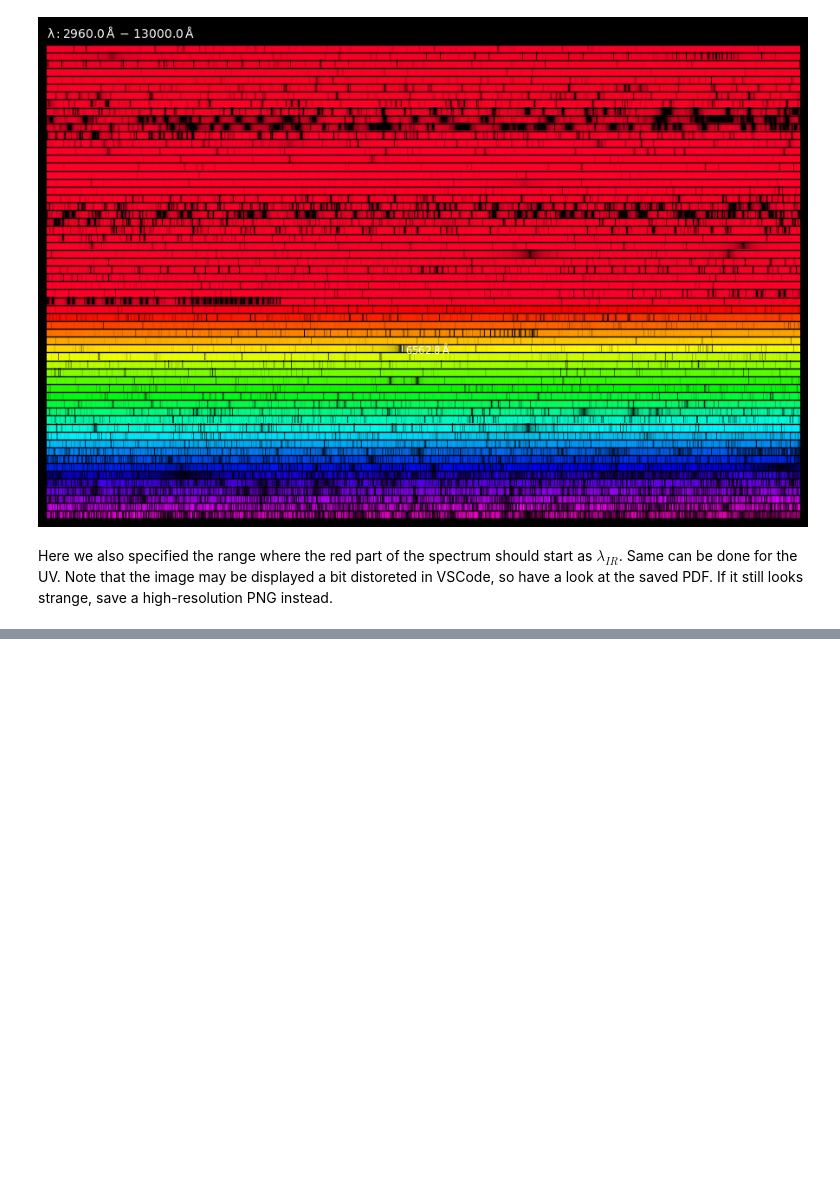
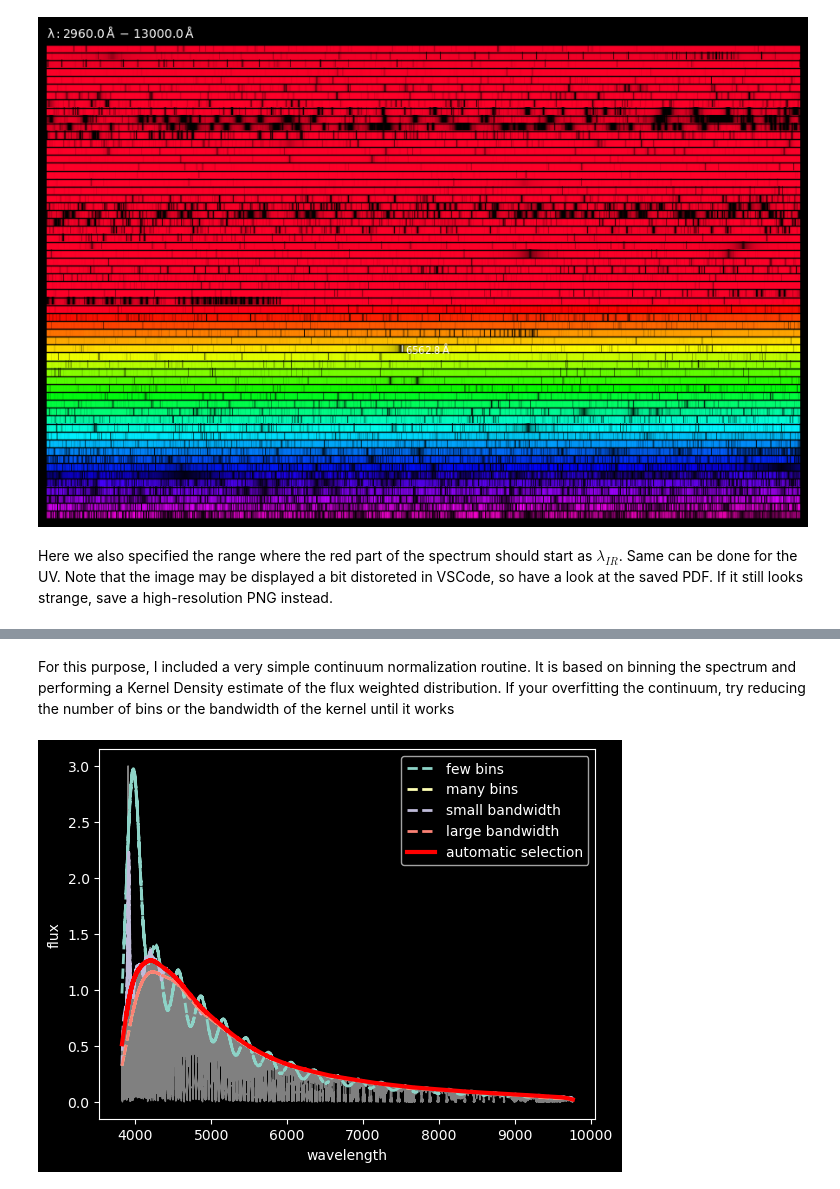
Before and after one commit to pe1995/SpectrumImage.jl, a Jupyter notebook: examples/notebooks/example_spectrum_image.ipynb, the cells around one changed output, grey strips where cells are left out. Drawn from its saved outputs; the diff is of its cells as text; code cells hidden in the pictures; blank space fills up the shorter version.

```diff
--- a/examples/notebooks/example_spectrum_image.ipynb
+++ b/examples/notebooks/example_spectrum_image.ipynb
@@ -112,0 +137,21 @@ Note that the image may be displayed a bit distoreted in VSCode, so have a look
+# %% [markdown]
+For this purpose, I included a very simple continuum normalization routine. It is based on binning the spectrum and performing a Kernel Density estimate of the flux weighted distribution. If your overfitting the continuum, try reducing the number of bins or the bandwidth of the kernel until it works
+# %%
+c_fewbins = continuum(x, y, nbins=20)
+c_manybins = continuum(x, y, nbins=10000)
+c_smallbandwidth = continuum(x, y, bandwidth=10)
+c_largebandwidth = continuum(x, y, nbins=10000)
+c_automatic = continuum(x, y)
+
+plt.close()
+plt.plot(x, y, color="0.5", lw=1)
+plt.plot(x, c_fewbins, label="few bins", lw=2, ls="--")
+plt.plot(x, c_manybins, label="many bins", lw=2, ls="--")
+plt.plot(x, c_smallbandwidth, label="small bandwidth", lw=2, ls="--")
+plt.plot(x, c_largebandwidth, label="large bandwidth", lw=2, ls="--")
+plt.plot(x, c_automatic, label="automatic selection", lw=3, ls="-", color="red")
+plt.xlabel("wavelength")
+plt.ylabel("flux")
+plt.legend();
+# %% [output]
+[figure, added]
```
Also changed, not shown: parts of 10 cells of this notebook.
